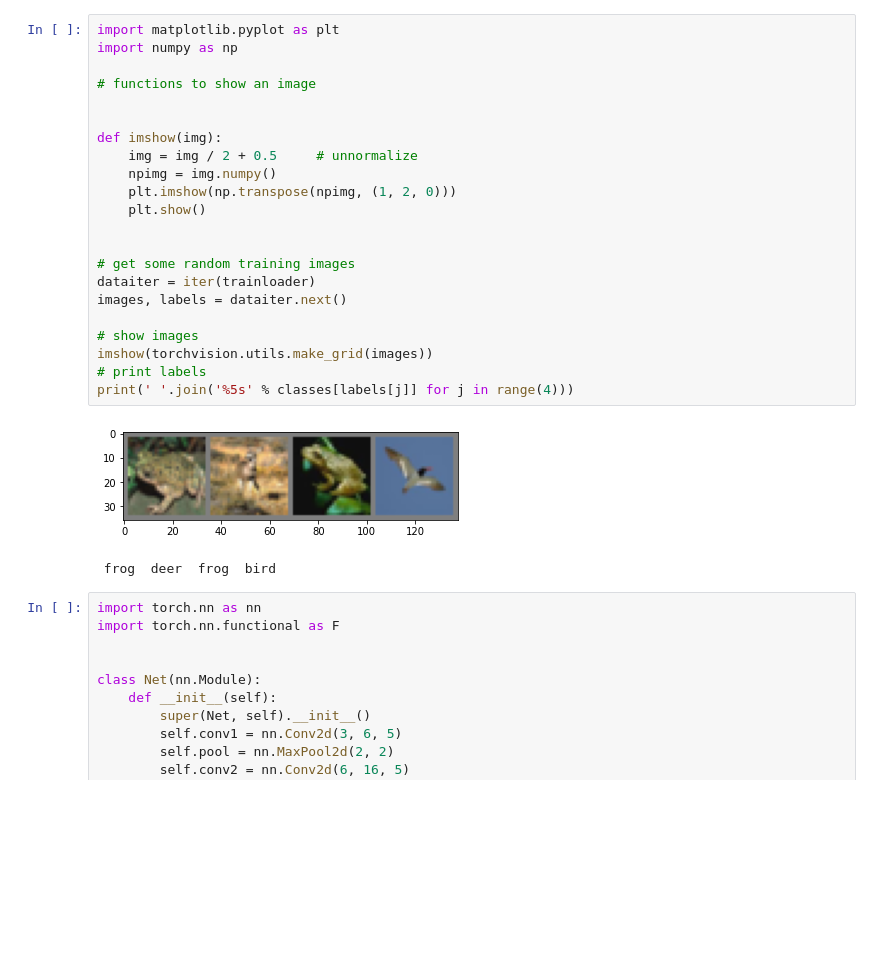
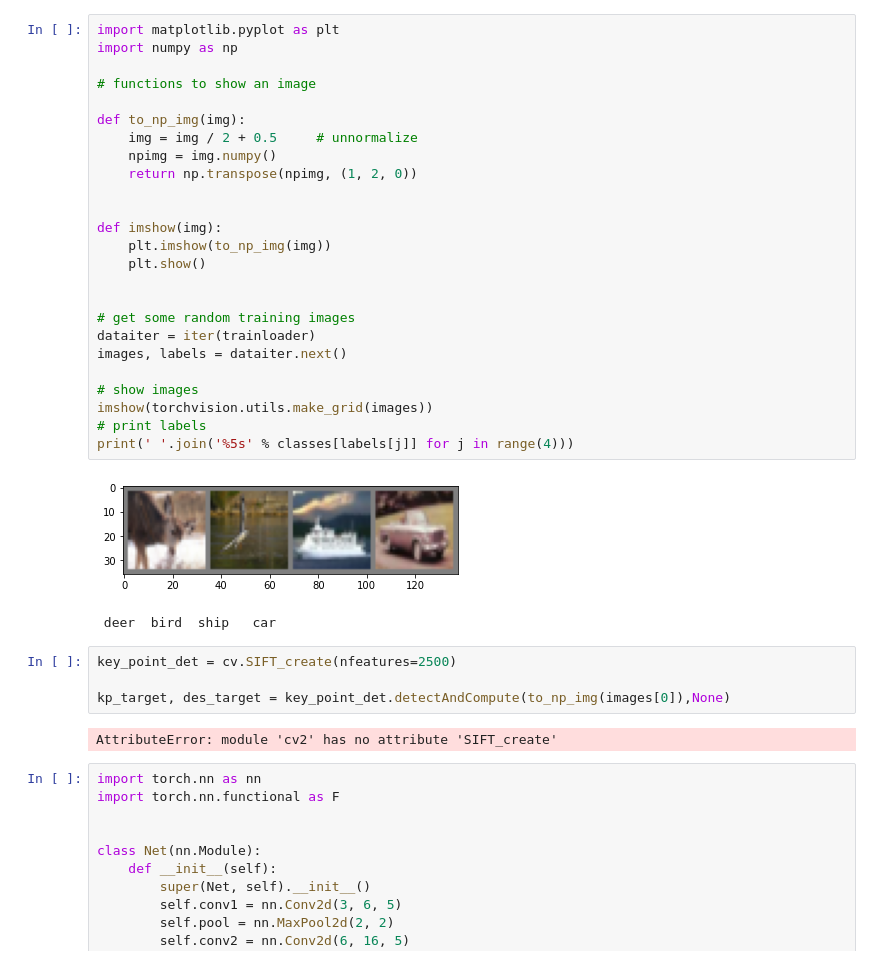
Before and after one commit to danilobcardoso/20201-computer_vision, a Jupyter notebook: bag_of_features/bag_of_features.ipynb, the cells around one changed output. Drawn from its saved outputs; the diff is of its cells as text; blank space fills up the shorter version.

```diff
--- a/bag_of_features/bag_of_features.ipynb
+++ b/bag_of_features/bag_of_features.ipynb
@@ -26,28 +33,37 @@ Files already downloaded and verified
 # %%
 import matplotlib.pyplot as plt
 import numpy as np
 
 # functions to show an image
 
+def to_np_img(img):
+    img = img / 2 + 0.5     # unnormalize
+    npimg = img.numpy()
+    return np.transpose(npimg, (1, 2, 0))
+
 
 def imshow(img):
-    img = img / 2 + 0.5     # unnormalize
-    npimg = img.numpy()
-    plt.imshow(np.transpose(npimg, (1, 2, 0)))
+    plt.imshow(to_np_img(img))
     plt.show()
 
 
 # get some random training images
 dataiter = iter(trainloader)
 images, labels = dataiter.next()
 
 # show images
 imshow(torchvision.utils.make_grid(images))
 # print labels
 print(' '.join('%5s' % classes[labels[j]] for j in range(4)))
 # %% [output]
-[figure, old version]
+[figure, new version]
- frog  deer  frog  bird
+ deer  bird  ship   car
+# %%
+key_point_det = cv.SIFT_create(nfeatures=2500)
+
+kp_target, des_target = key_point_det.detectAndCompute(to_np_img(images[0]),None)
+# %% [output]
+AttributeError: module 'cv2' has no attribute 'SIFT_create'
 # %%
 import torch.nn as nn
 import torch.nn.functional as F
```
Also changed, not shown: parts of 4 cells of this notebook.
